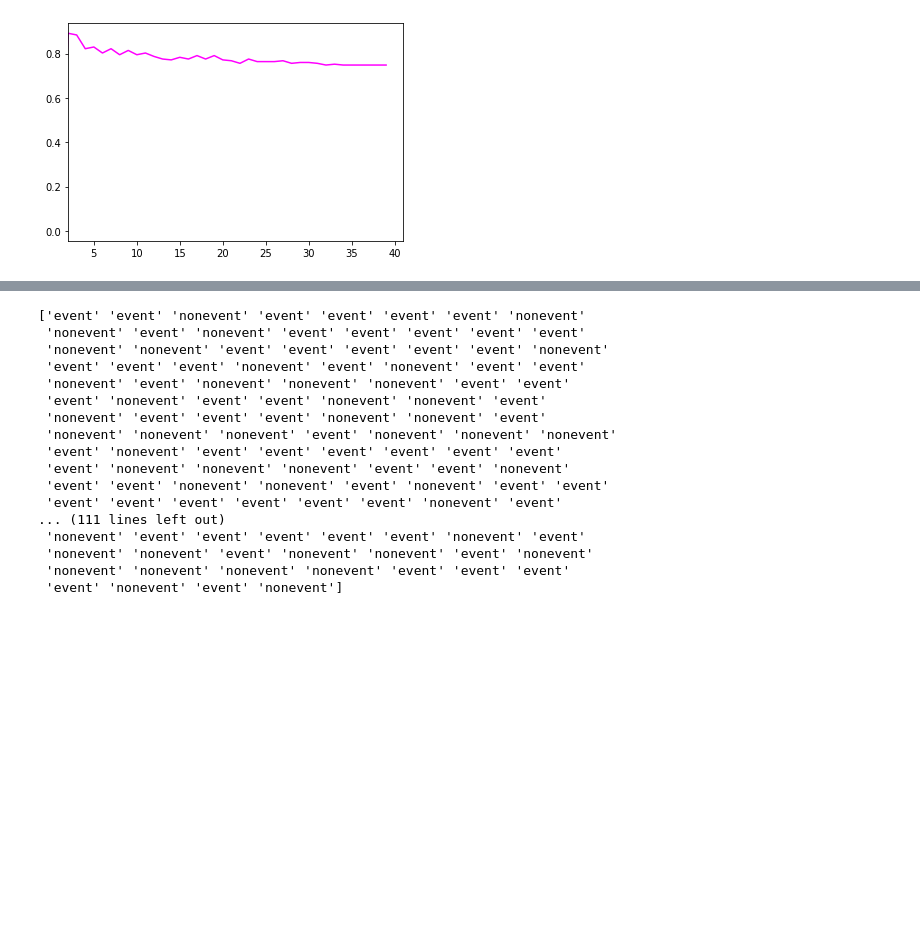
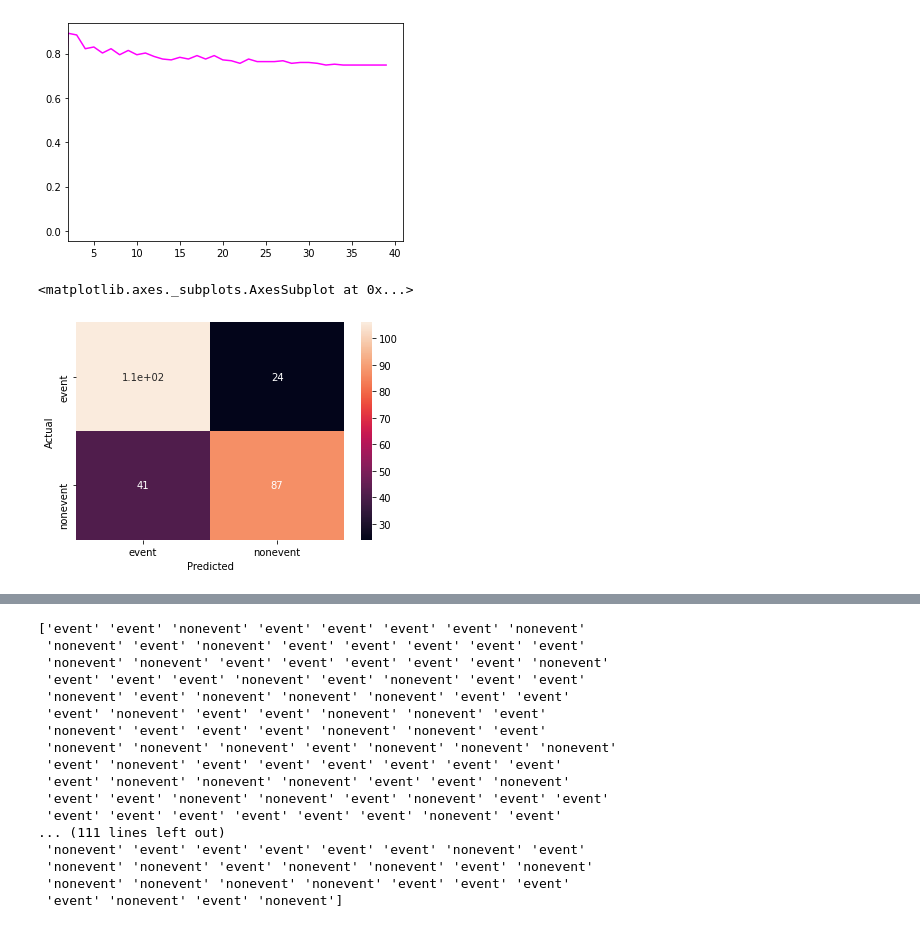
Before and after one commit to williwilliams3/TermProjectIML, a Jupyter notebook: Term_Project_Julia.ipynb, the cells around one changed output, grey strips where cells are left out. Drawn from its saved outputs; the diff is of its cells as text; code cells hidden in the pictures; blank space fills up the shorter version.

```diff
--- a/Term_Project_Julia.ipynb
+++ b/Term_Project_Julia.ipynb
@@ -83,3 +83,11 @@ rate of correct predictions for k = 38 0.748062015503876
 rate of correct predictions for k = 39 0.748062015503876
 (2.0, 40.95)
 [figure]
+# %%
+#k=40
+import seaborn as sns
+confusion_matrix = pd.crosstab(y_test, y_predictions, rownames=['Actual'], colnames=['Predicted'])
+sns.heatmap(confusion_matrix, annot=True)
+# %% [output]
+<matplotlib.axes._subplots.AxesSubplot at 0x...>
+[figure, added]
```
Also changed, not shown: parts of 4 cells of this notebook.
